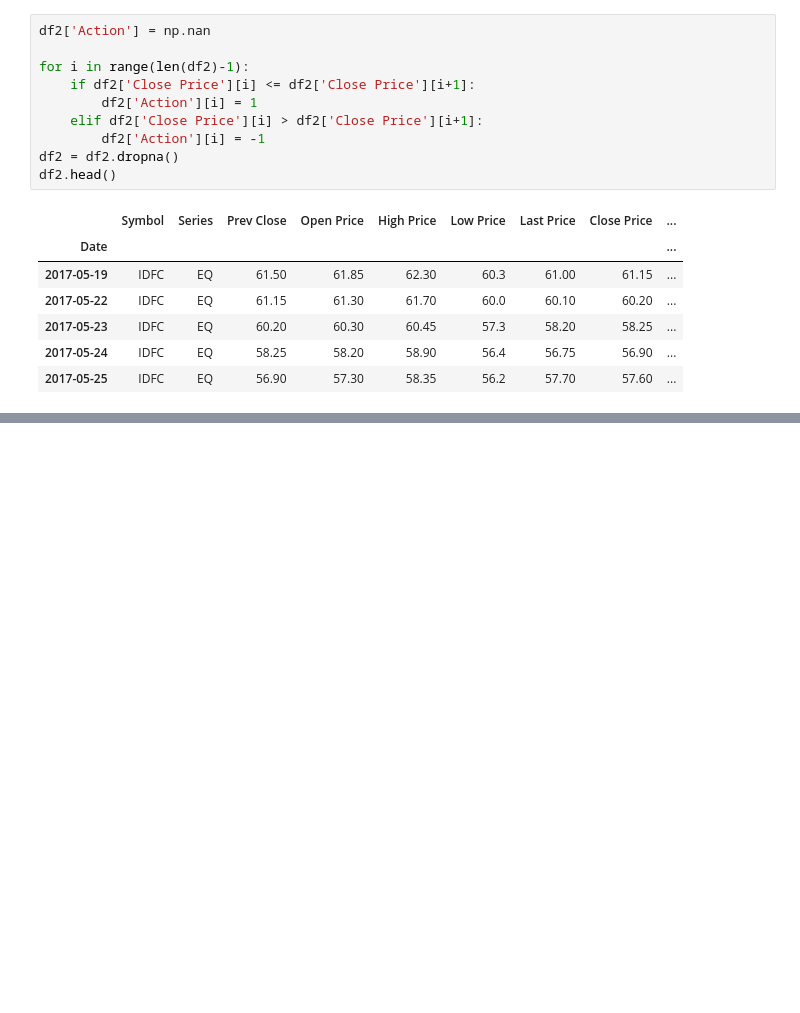
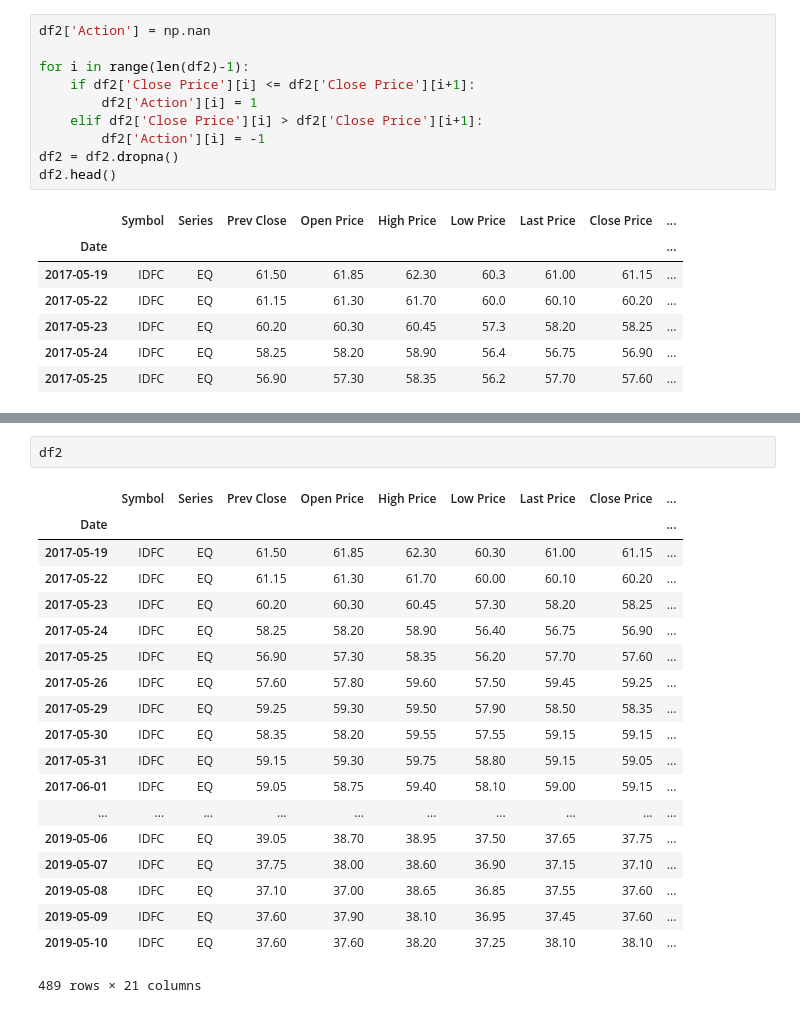
Before and after one commit to Daywalker21/AICTE-Aspiration.ai_ML-DS, a Jupyter notebook: Module 4 - Algo Trading using Classification.ipynb, the cells around one changed output, grey strips where cells are left out. Cells and saved outputs as stored; diff of their text form; blank space fills up the shorter version.

```diff
--- a/Module 4 - Algo Trading using Classification.ipynb
+++ b/Module 4 - Algo Trading using Classification.ipynb
@@ -316,0 +327,22 @@ print(cm)
+# %%
+df2
+# %% [output]
+|  | Symbol | Series | Prev Close | Open Price | High Price | Low Price | Last Price | Close Price | ... |
+| Date |  |  |  |  |  |  |  |  | ... |
+| 2017-05-19 | IDFC | EQ | 61.50 | 61.85 | 62.30 | 60.30 | 61.00 | 61.15 | ... |
+| 2017-05-22 | IDFC | EQ | 61.15 | 61.30 | 61.70 | 60.00 | 60.10 | 60.20 | ... |
+| 2017-05-23 | IDFC | EQ | 60.20 | 60.30 | 60.45 | 57.30 | 58.20 | 58.25 | ... |
+| 2017-05-24 | IDFC | EQ | 58.25 | 58.20 | 58.90 | 56.40 | 56.75 | 56.90 | ... |
+| 2017-05-25 | IDFC | EQ | 56.90 | 57.30 | 58.35 | 56.20 | 57.70 | 57.60 | ... |
+| 2017-05-26 | IDFC | EQ | 57.60 | 57.80 | 59.60 | 57.50 | 59.45 | 59.25 | ... |
+| 2017-05-29 | IDFC | EQ | 59.25 | 59.30 | 59.50 | 57.90 | 58.50 | 58.35 | ... |
+| 2017-05-30 | IDFC | EQ | 58.35 | 58.20 | 59.55 | 57.55 | 59.15 | 59.15 | ... |
+| 2017-05-31 | IDFC | EQ | 59.15 | 59.30 | 59.75 | 58.80 | 59.15 | 59.05 | ... |
+| 2017-06-01 | IDFC | EQ | 59.05 | 58.75 | 59.40 | 58.10 | 59.00 | 59.15 | ... |
+| ... | ... | ... | ... | ... | ... | ... | ... | ... | ... |
+| 2019-05-06 | IDFC | EQ | 39.05 | 38.70 | 38.95 | 37.50 | 37.65 | 37.75 | ... |
+| 2019-05-07 | IDFC | EQ | 37.75 | 38.00 | 38.60 | 36.90 | 37.15 | 37.10 | ... |
+| 2019-05-08 | IDFC | EQ | 37.10 | 37.00 | 38.65 | 36.85 | 37.55 | 37.60 | ... |
+| 2019-05-09 | IDFC | EQ | 37.60 | 37.90 | 38.10 | 36.95 | 37.45 | 37.60 | ... |
+| 2019-05-10 | IDFC | EQ | 37.60 | 37.60 | 38.20 | 37.25 | 38.10 | 38.10 | ... |
+489 rows × 21 columns
```
Also changed, not shown: parts of 5 cells of this notebook.
